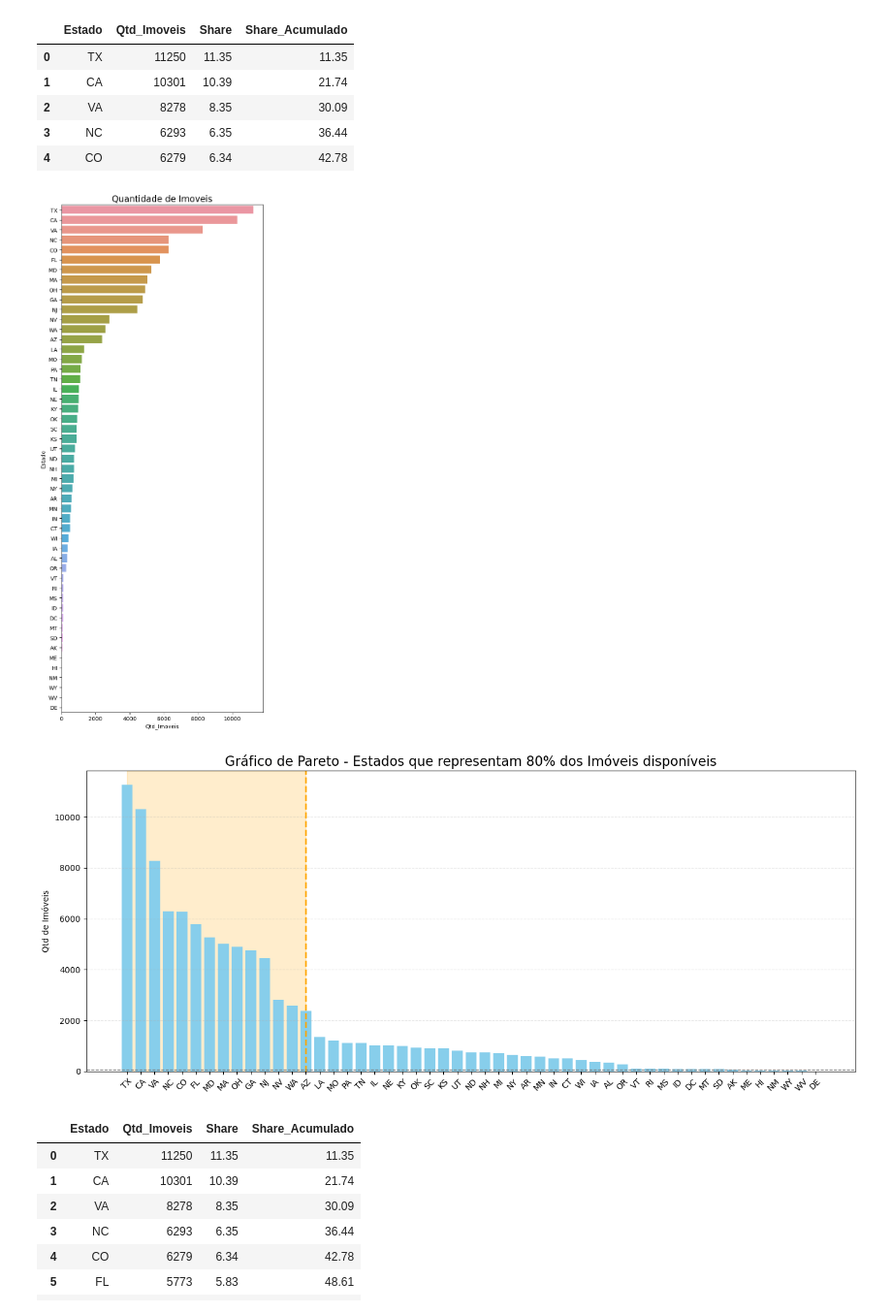
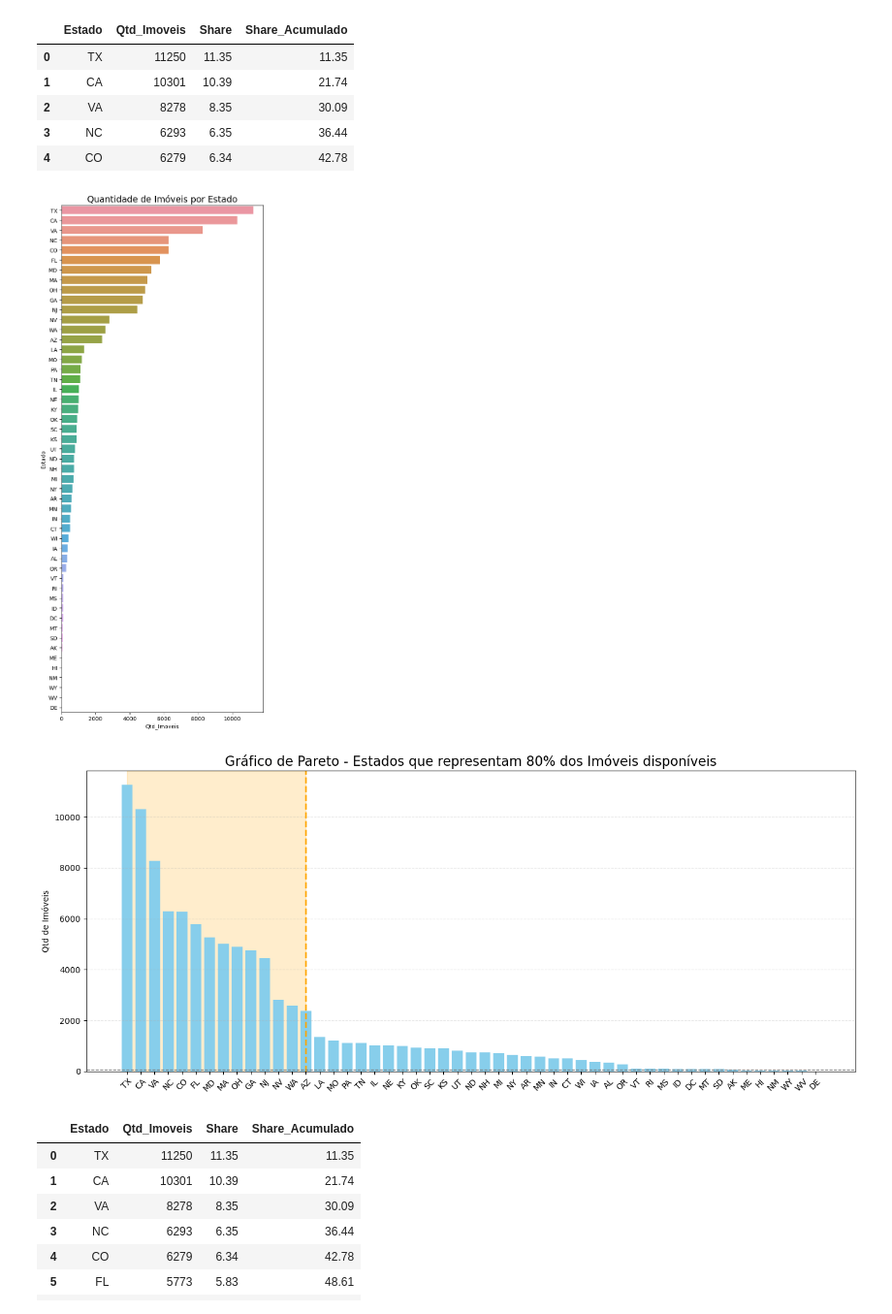
Before and after one commit to RoberthLourenco/Analise_Alugueis, a Jupyter notebook: analise_alugeis.ipynb, the cells around one changed output. Shown at 97% size. Cells and saved outputs as stored; diff of their text form; code cells hidden in the pictures.

```diff
--- a/analise_alugeis.ipynb
+++ b/analise_alugeis.ipynb
@@ -249,7 +249,7 @@ plt.rcParams["figure.figsize"] = [6.00, 14.00]
 plt.rcParams["figure.autolayout"] = True
 
 # Definindo valores do grafico
-sns.barplot(x = df_estados["Qtd_Imoveis"], y = df_estados["Estado"], orient = "h").set_title("Quantidade de Imoveis por Estado", fontsize=16)
+sns.barplot(x = df_estados["Qtd_Imoveis"], y = df_estados["Estado"], orient = "h").set_title("Quantidade de Imóveis por Estado", fontsize=16)
 
 # Salvando grafico em formato png
 plt.savefig("Estados.png", format = "png")
@@ -267,34 +267,34 @@ x = np.arange(len(df_estados))
 
 # Encontra o ponto de corte dos 80%
 pareto_idx = df_estados[df_estados["Share_Acumulado"] >= 80].index[0]
 
 # Cria o gráfico
 plt.figure(figsize=(14, 6))
 
 # Faixa laranja de fundo até o estado que fecha 80%
 plt.axvspan(0, pareto_idx, color='orange', alpha=0.2)
 
 # Linha laranja tracejada na borda da faixa
 plt.axvline(x=pareto_idx, color='orange', linestyle='--', linewidth=2)
 
 # Barras azuis
 plt.bar(x, df_estados["Qtd_Imoveis"], color="skyblue")
 
 # Linha dos 80%
 plt.axhline(y=80, color='gray', linestyle='--', linewidth=1)
 
 # Eixo X com nomes dos estados
 plt.xticks(x, df_estados["Estado"], rotation=45)
 
 # Layout
 plt.ylabel("Qtd de Imóveis")
 plt.title("Gráfico de Pareto - Estados que representam 80% dos Imóveis disponíveis", fontsize=16)
 plt.grid(axis='y', linestyle='--', alpha=0.3)
 plt.tight_layout()
 
 plt.show()
 # %% [output]
-[figure, old version]
+[figure, new version]
 [figure]
 # %%
 top_share = df_estados[df_estados["Share_Acumulado"] <= 80]
```
